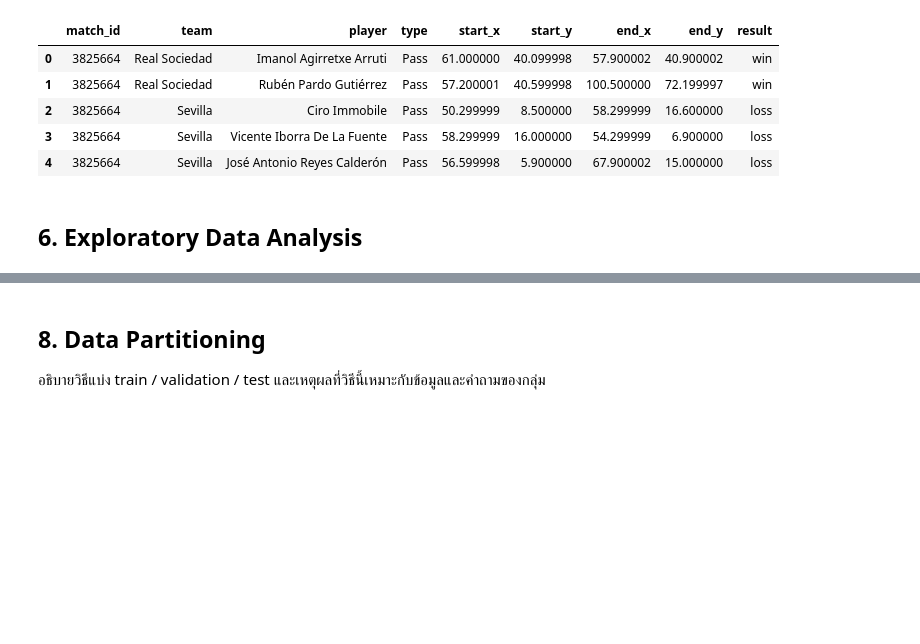
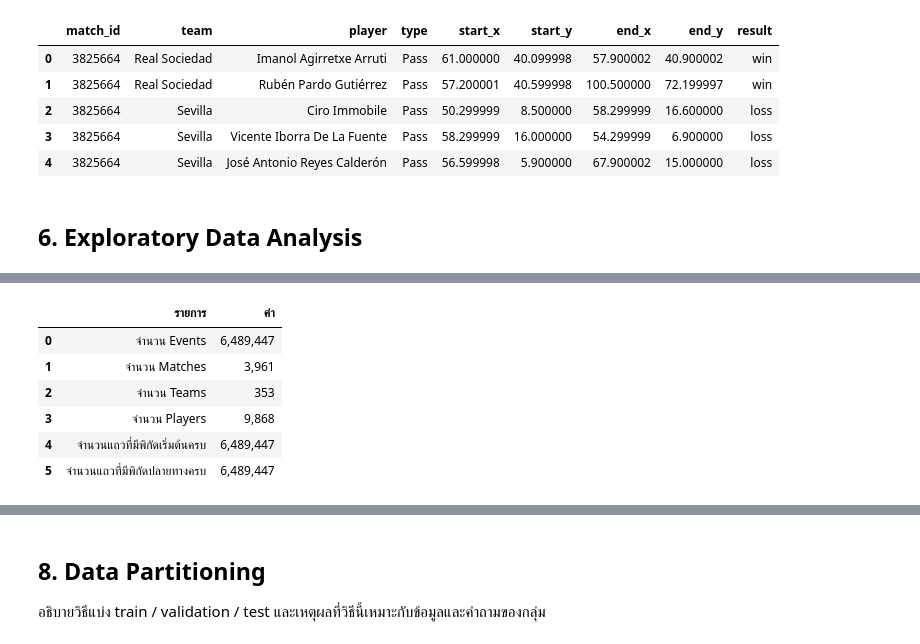
Before and after one commit to doperjerr/G2_MiniProject_Part2_BigData_ML, a Jupyter notebook: G2_MiniProject_Part2_BigData_ML.ipynb, the cells around one changed output, grey strips where cells are left out. Cells and saved outputs as stored; diff of their text form; code cells hidden in the pictures; blank space fills up the shorter version.

```diff
--- a/G2_MiniProject_Part2_BigData_ML.ipynb
+++ b/G2_MiniProject_Part2_BigData_ML.ipynb
@@ -721,0 +798,87 @@ result      category
+# %%
+#  Dataset overview
+
+overview = pd.DataFrame({
+    "รายการ": [
+        "จำนวน Events",
+        "จำนวน Matches",
+        "จำนวน Teams",
+        "จำนวน Players",
+        "จำนวนแถวที่มีพิกัดเริ่มต้นครบ",
+        "จำนวนแถวที่มีพิกัดปลายทางครบ"
+    ],
+    "ค่า": [
+        f"{len(eda):,}",
+        f"{eda['match_id'].nunique():,}",
+        f"{eda['team'].nunique():,}",
+        f"{eda['player'].nunique():,}" if "player" in eda.columns else "ไม่มีคอลัมน์ player",
+        f"{eda[['start_x', 'start_y']].notna().all(axis=1).sum():,}",
+        f"{eda[['end_x', 'end_y']].notna().all(axis=1).sum():,}"
+    ]
+})
+
+display(overview)
+#Event type and movement direction
+
+event_share = (
+    eda["type"]
+    .value_counts(dropna=False)
+    .rename_axis("Event Type")
+    .reset_index(name="Count")
+)
+event_share["Percentage (%)"] = (
+    event_share["Count"] / len(eda) * 100
+).round(2)
+
+direction_share = (
+    eda["direction"]
+    .value_counts(sort=False, dropna=False)
+    .rename_axis("Direction")
+    .reset_index(name="Count")
+)
+direction_share["Percentage (%)"] = (
+    direction_share["Count"] / len(eda) * 100
+).round(2)
+
+print("=== สัดส่วนประเภท Event ===")
+display(event_share)
+
+print("=== สัดส่วนทิศทางการเคลื่อนที่ ===")
+display(direction_share)
+
+# Compare Pass vs Carry
+
+movement = eda[eda["type"].isin(["Pass", "Carry"])].copy()
+
+pass_carry_table = (
+    movement.groupby("type", observed=True)
+    .agg(
+        Number_of_Events=("type", "size"),
+        Mean_Distance=("dist", "mean"),
+        Median_Distance=("dist", "median"),
+        Mean_Delta_X=("dx", "mean"),
+        Mean_Absolute_Delta_Y=("dy", lambda s: s.abs().mean())
+    )
+    .reindex(["Pass", "Carry"])
+    .rename_axis("Event Type")
+    .reset_index()
+)
+
+metric_cols = [
+    "Mean_Distance",
+    "Median_Distance",
+    "Mean_Delta_X",
+    "Mean_Absolute_Delta_Y"
+]
+pass_carry_table[metric_cols] = pass_carry_table[metric_cols].round(2)
+
+print("=== ตารางเปรียบเทียบ Pass กับ Carry===")
+display(pass_carry_table)
+# %% [output]
+|  | รายการ | ค่า |
+| 0 | จำนวน Events | 6,489,447 |
+| 1 | จำนวน Matches | 3,961 |
+| 2 | จำนวน Teams | 353 |
+| 3 | จำนวน Players | 9,868 |
+| 4 | จำนวนแถวที่มีพิกัดเริ่มต้นครบ | 6,489,447 |
+| 5 | จำนวนแถวที่มีพิกัดปลายทางครบ | 6,489,447 |
```
Also changed, not shown: parts of 24 cells of this notebook.
